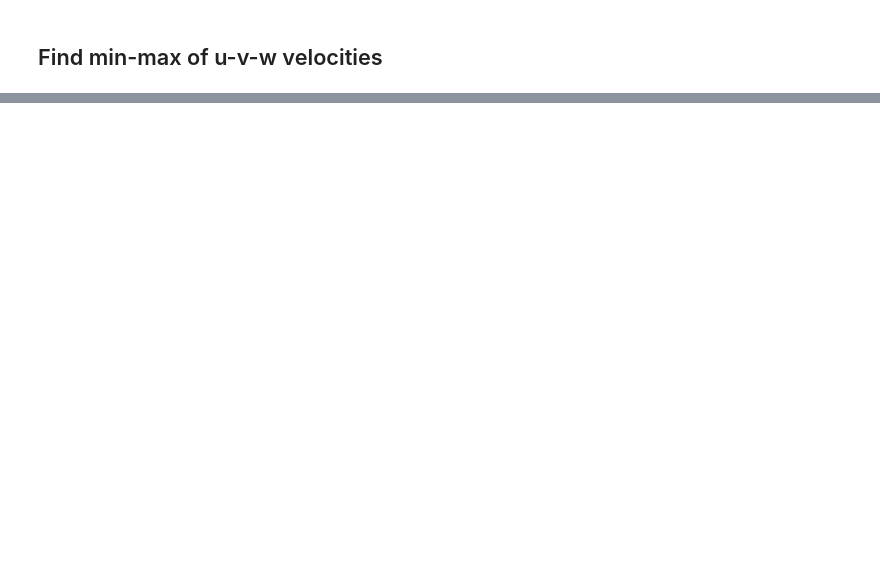
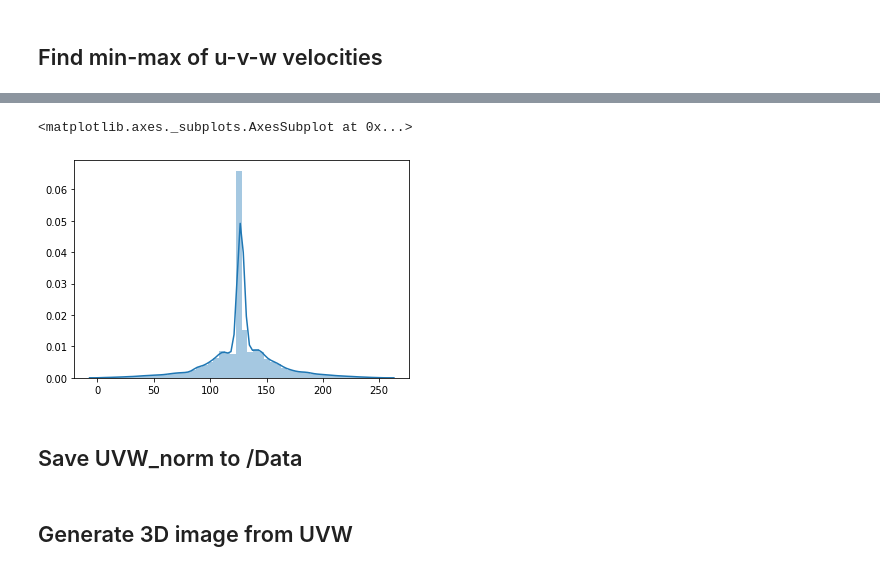
Before and after one commit to Hackathorn/NetCDP-3Dtexture, a Jupyter notebook: notebooks/Try Xarray with NetCDF-py.ipynb, the cells around one changed output, grey strips where cells are left out. Drawn from its saved outputs; the diff is of its cells as text; code cells hidden in the pictures; blank space fills up the shorter version.

```diff
--- a/notebooks/Try Xarray with NetCDF-py.ipynb
+++ b/notebooks/Try Xarray with NetCDF-py.ipynb
@@ -171,0 +129,6 @@ print(type(u), u.shape)
+# %%
+# combine with np.stack making the new dimension the last
+
+uvw = np.stack((u, v, w), axis=-1)
+print('uvw shape = ', uvw.shape)
+print('total cells are ', np.prod(uvw.shape))   # uvw.shape
@@ -257,0 +140,3 @@ VBox(children=(Figure(camera=PerspectiveCamera(fov=45.0, position=(0.0, 0.0, 2.0
+# %%
+uvw_min = np.amin(uvw)
+uvw_min
@@ -257,0 +145,3 @@ VBox(children=(Figure(camera=PerspectiveCamera(fov=45.0, position=(0.0, 0.0, 2.0
+# %%
+uvw_max = np.amax(uvw)
+uvw_max
@@ -257,0 +154,3 @@ VBox(children=(Figure(camera=PerspectiveCamera(fov=45.0, position=(0.0, 0.0, 2.0
+# %%
+uvw_norm = (255 * (uvw / (uvw_max-uvw_min) - (uvw_min/(uvw_max-uvw_min)))).astype(np.int)
+uvw_norm[:2,:2,:2,:]
@@ -257,0 +170,12 @@ VBox(children=(Figure(camera=PerspectiveCamera(fov=45.0, position=(0.0, 0.0, 2.0
+# %%
+import matplotlib.pyplot as plt
+import seaborn as sns
+
+# Since >6M cells, random sample for efficiency
+uvw_sample = np.random.choice(np.ndarray.flatten(uvw_norm), 100000)
+sns.distplot(uvw_sample)
+# %% [output]
+<matplotlib.axes._subplots.AxesSubplot at 0x...>
+[figure, added]
+# %% [markdown]
+## Save UVW_norm to /Data
@@ -257,0 +184,2 @@ VBox(children=(Figure(camera=PerspectiveCamera(fov=45.0, position=(0.0, 0.0, 2.0
+# %% [markdown]
+## Generate 3D image from UVW
```
Also changed, not shown: parts of 66 cells of this notebook, 14 other files.
